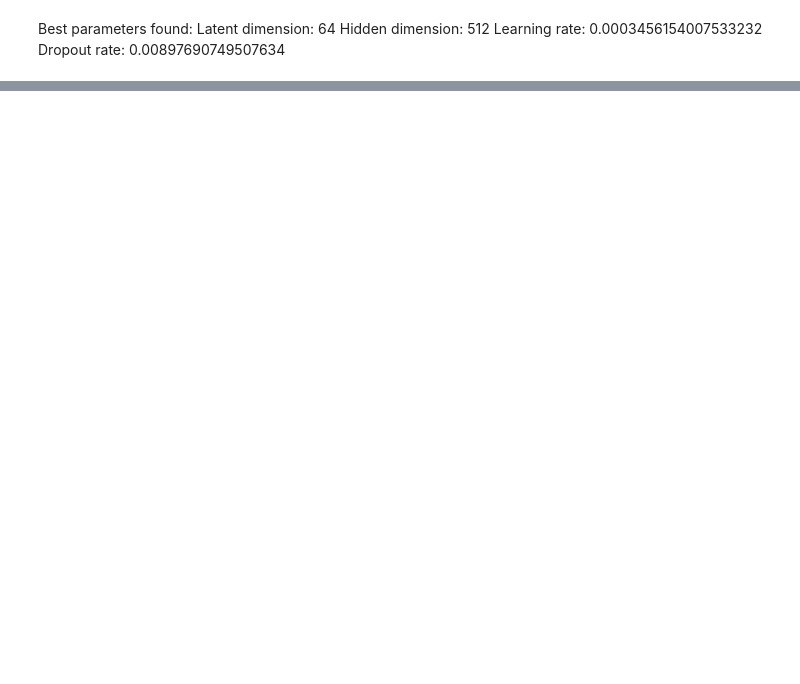
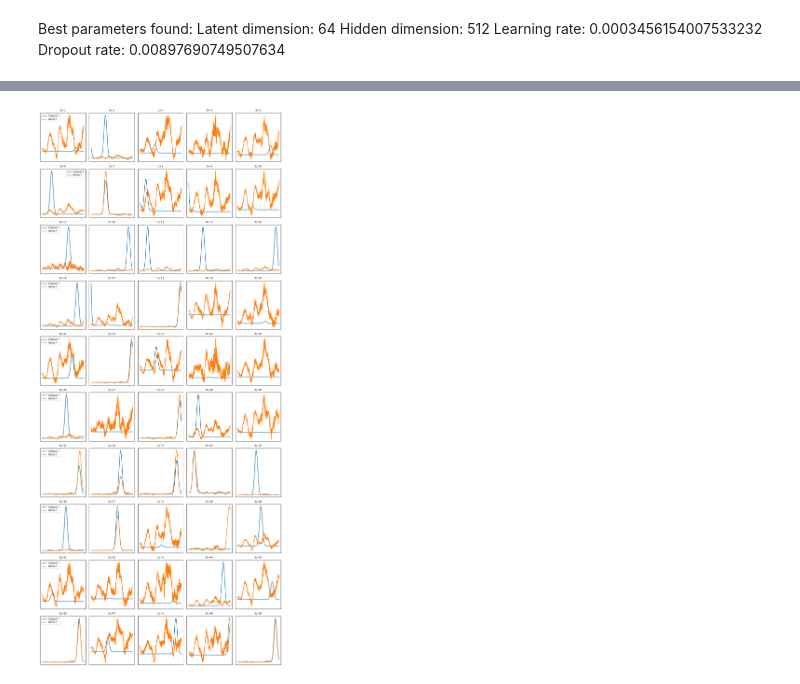
Before and after one commit to gabriel-legros-ensta/C2N, a Jupyter notebook: VAE/vae_modeling.ipynb, the cells around one changed output, grey strips where cells are left out. Saved outputs shown, nothing was run; the diff lists cells and outputs as text; code cells hidden in the pictures; blank space fills up the shorter version.

```diff
--- a/VAE/vae_modeling.ipynb
+++ b/VAE/vae_modeling.ipynb
@@ -256,48 +317,38 @@ plt.show()
-# %%
-# ============================================================
-# Affichage des reconstructions pour les 10 premiers exemples du batch de test
-# ============================================================
-
-import matplotlib.pyplot as plt
-
-n_examples = 10
-plt.figure(figsize=(20, 2.5))
-for i in range(n_examples):
-    plt.subplot(1, n_examples, i+1)
-    plt.plot(orig_y[i], label='Original Y')
-    plt.plot(recon_y[i], label='Recon Y')
-    plt.title(f"Ex {i+1}")
-    plt.xticks([])
-    plt.yticks([])
-    if i == 0:
-        plt.legend(fontsize=8)
-plt.tight_layout()
-plt.show()
 # %%
-# # Inverse de la standardisation
-# recon_x_orig = scaler_x.inverse_transform(recon_x)
-# recon_y_orig = scaler_y.inverse_transform(recon_y)
+# Inverse de la standardisation
+recon_x_orig = scaler_x.inverse_transform(recon_x)
+recon_y_orig = scaler_y.inverse_transform(recon_y)
 
-# orig_x_orig = scaler_x.inverse_transform(orig_x)
-# orig_y_orig = scaler_y.inverse_transform(orig_y)
+orig_x_orig = scaler_x.inverse_transform(orig_x)
+orig_y_orig = scaler_y.inverse_transform(orig_y)
 
-# # ============================================================
-# # Affichage d'exemples (ici on affiche la première donnée du batch)
-# # ============================================================
-# index = 0
+# ============================================================
+# Affichage d'exemples (ici on affiche la première donnée du batch)
+# ============================================================
+index = 0
 
-# print("=== Données originales ===")
-# print("X:", orig_x_orig[index])
-# print("Y:", orig_y_orig[index])
+print("=== Données originales ===")
+print("X:", orig_x_orig[index])
+print("Y:", orig_y_orig[index])
 
-# print("\n=== Reconstruction ===")
-# print("X reconstruit:", recon_x_orig[index])
-# print("Y reconstruit:", recon_y_orig[index])
+print("\n=== Reconstruction ===")
+print("X reconstruit:", recon_x_orig[index])
+print("Y reconstruit:", recon_y_orig[index])
 
-# Optionnel: tu peux aussi faire des plots si tes données sont visuelles ou graphiques
-# Par exemple, si X est une image ou un vecteur 2D:
-# plt.figure()
-# plt.plot(orig_x_orig[index], label='Original X')
-# plt.plot(recon_x_orig[index], label='Recon X')
-# plt.legend()
-# plt.show()
+n_examples = 50
+n_cols = 5
+n_rows = n_examples // n_cols
+
+plt.figure(figsize=(2.2*n_cols, 2.5*n_rows))
+for i in range(n_examples):
+    plt.subplot(n_rows, n_cols, i+1)
+    plt.plot(orig_y_orig[i], label='Original Y')
+    plt.plot(recon_y_orig[i], label='Recon Y')
+    plt.title(f"Ex {i+1}", fontsize=8)
+    plt.xticks([])
+    plt.yticks([])
+    if i % n_cols == 0:
+        plt.legend(fontsize=7)
+plt.tight_layout()
+plt.show()
+# %% [output]
@@ -303,0 +372 @@ plt.show()
+[figure, added]
```
Also changed, not shown: parts of 14 cells of this notebook, 9 other files.
